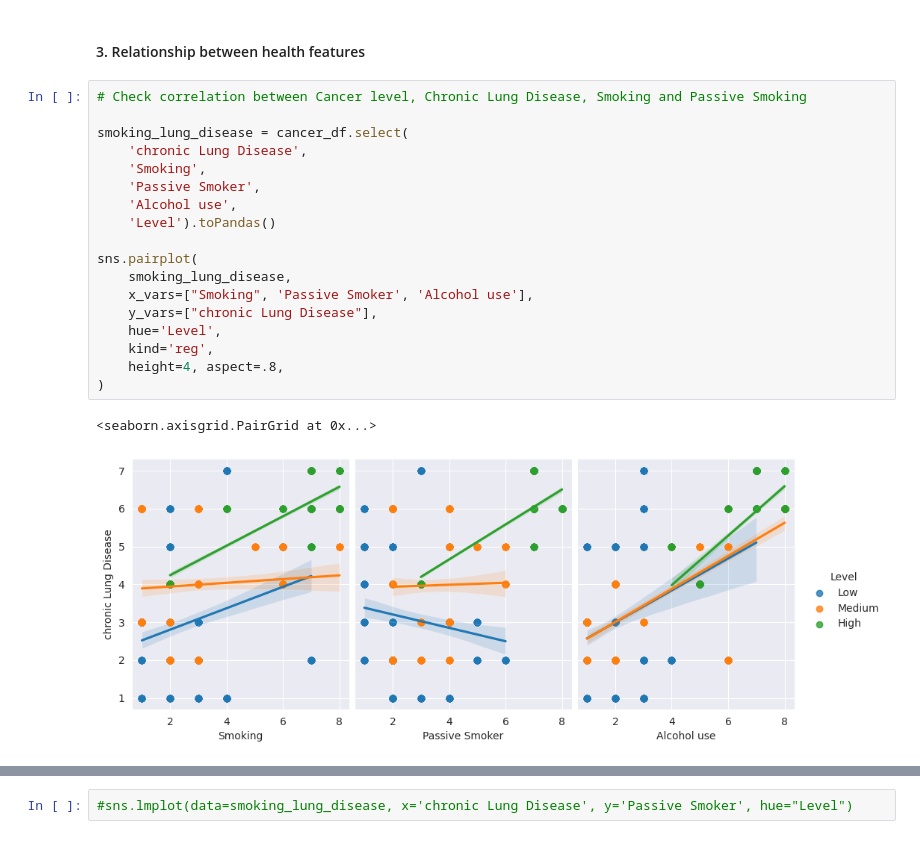
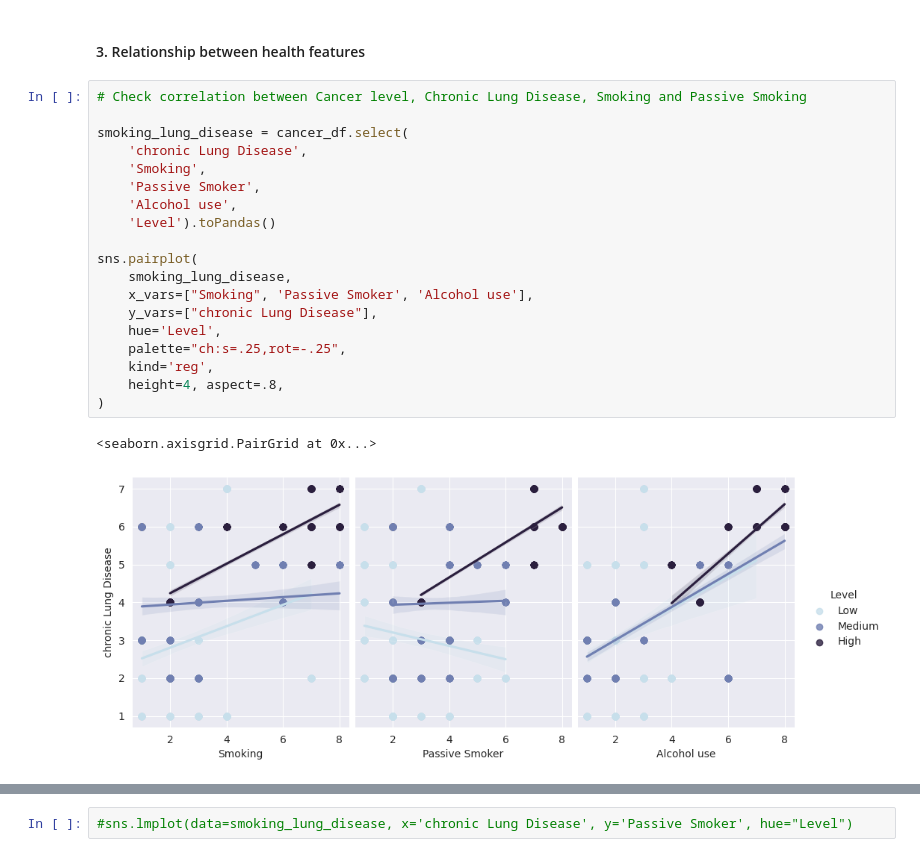
Before and after one commit to susanesho/lung-cancer-project, a Jupyter notebook: Lung_Cancer_project.ipynb, the cells around one changed output, grey strips where cells are left out. Saved outputs shown, nothing was run; the diff lists cells and outputs as text.

```diff
--- a/Lung_Cancer_project.ipynb
+++ b/Lung_Cancer_project.ipynb
@@ -228,21 +228,22 @@ sns.histplot(age_level_df, x="Age", bins=15, hue="Level", multiple="stack", pale
 # %%
 # Check correlation between Cancer level, Chronic Lung Disease, Smoking and Passive Smoking
 
 smoking_lung_disease = cancer_df.select(
     'chronic Lung Disease',
     'Smoking',
     'Passive Smoker',
     'Alcohol use',
     'Level').toPandas()
 
 sns.pairplot(
     smoking_lung_disease,
     x_vars=["Smoking", 'Passive Smoker', 'Alcohol use'],
     y_vars=["chronic Lung Disease"],
     hue='Level',
+    palette="ch:s=.25,rot=-.25",
     kind='reg',
     height=4, aspect=.8,
 )
 # %% [output]
 <seaborn.axisgrid.PairGrid at 0x...>
-[figure, old version]
+[figure, new version]
```
Also changed, not shown: parts of 16 cells of this notebook.
